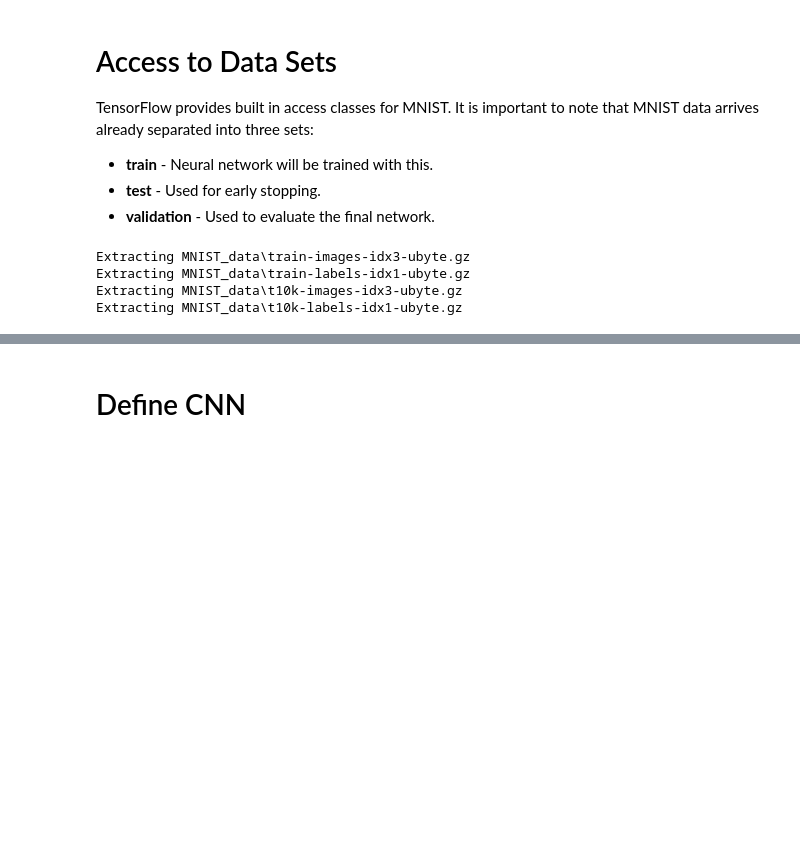
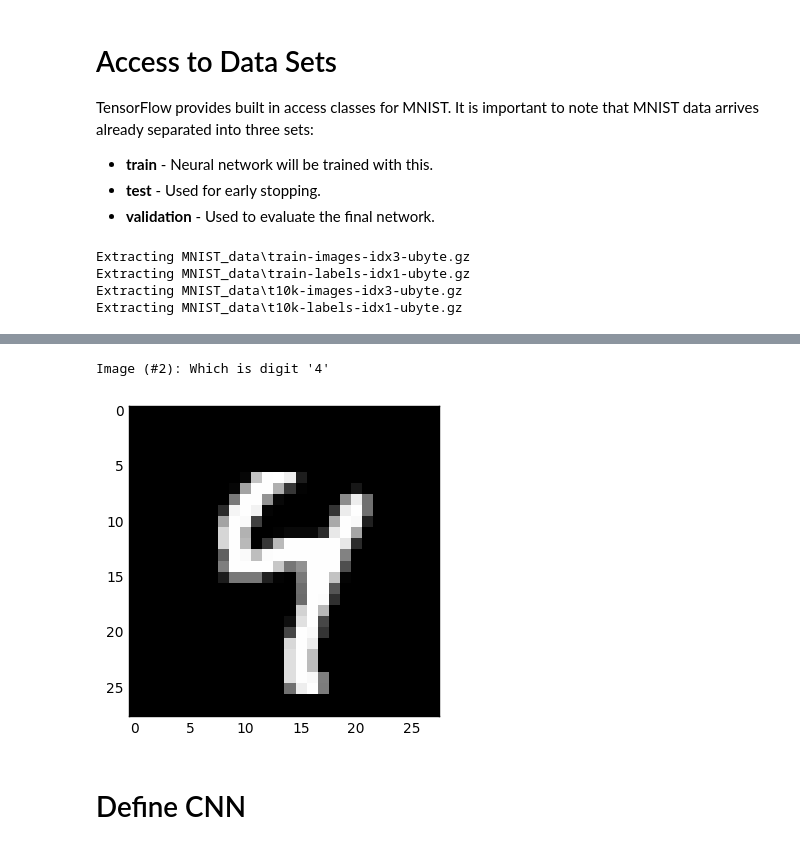
Before and after one commit to jeffheaton/t81_558_deep_learning, a Jupyter notebook: t81_558_class8_cnn.ipynb, the cells around one changed output, grey strips where cells are left out. Drawn from its saved outputs; the diff is of its cells as text; code cells hidden in the pictures; blank space fills up the shorter version.

```diff
--- a/t81_558_class8_cnn.ipynb
+++ b/t81_558_class8_cnn.ipynb
@@ -271,3 +306,18 @@ Extracting MNIST_data\t10k-labels-idx1-ubyte.gz
+# %%
+# Display as image
+
+import matplotlib.pyplot as plt
+import numpy as np
+
+digit = 2 # Change to choose new digit
+
+a = mnist.train.images[digit].reshape(28,28)
+plt.imshow(a, cmap='gray', interpolation='nearest')
+print("Image (#{}): Which is digit '{}'".format(digit,mnist.train.labels[digit]))
+plt.show()
+# %% [output]
+Image (#2): Which is digit '4'
+[figure, added]
 # %% [markdown]
 # Define CNN
 # %%
```
Also changed, not shown: parts of 4 cells of this notebook.
